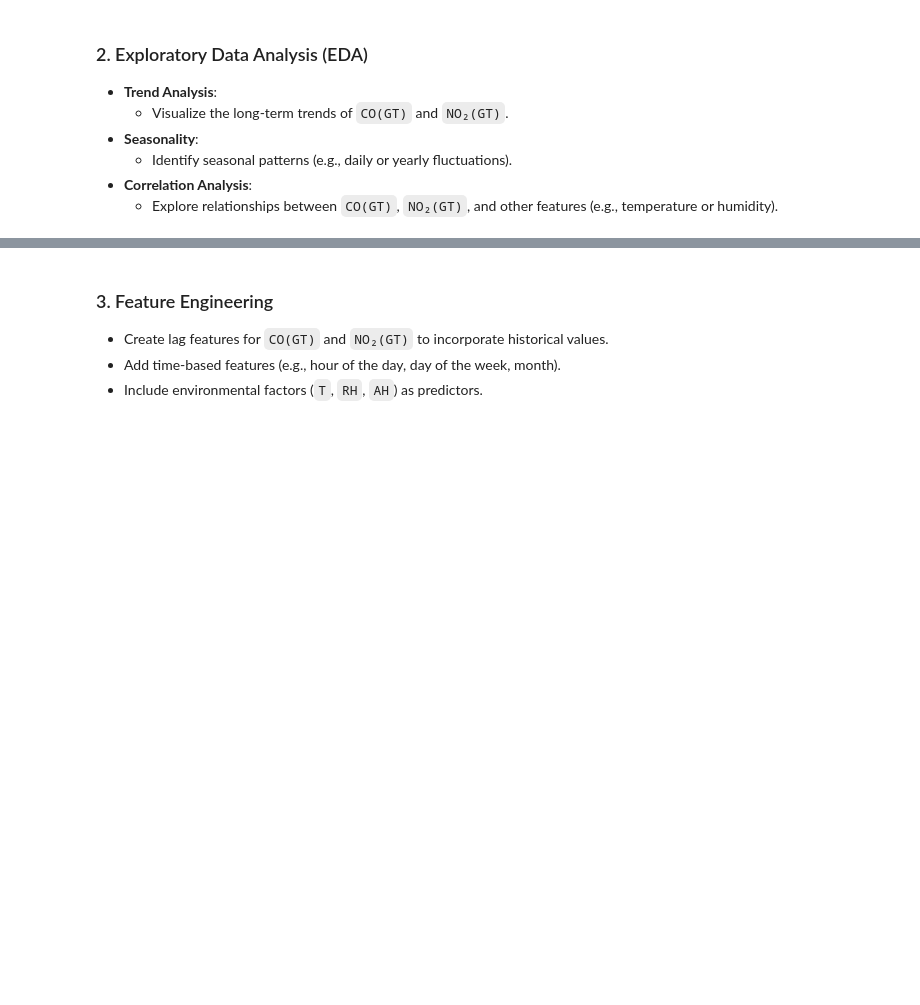
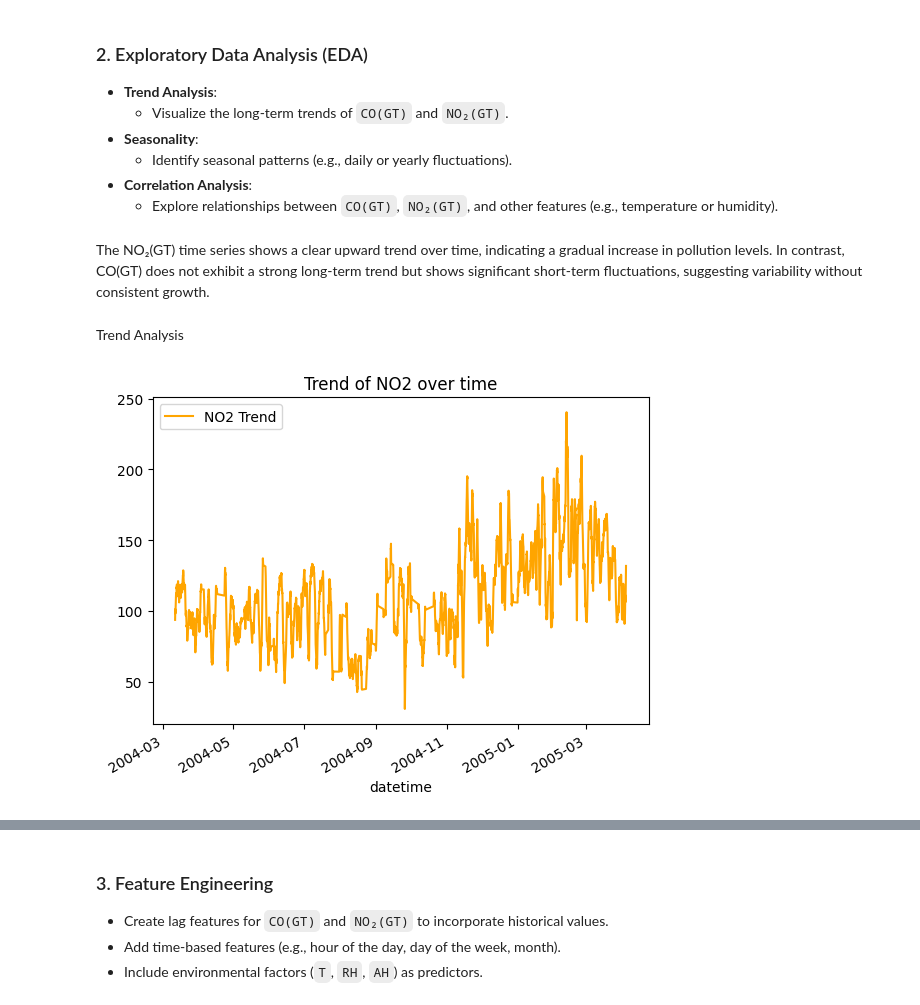
Before and after one commit to avimallik/co_and_no2_time_series_forecasting, a Jupyter notebook: co_and_no2_time_series_forecasting.ipynb, the cells around one changed output, grey strips where cells are left out. Saved outputs shown, nothing was run; the diff lists cells and outputs as text; code cells hidden in the pictures; blank space fills up the shorter version.

Commit message:
plot Trend Analysis and Seasonality using line graph

```diff
--- a/co_and_no2_time_series_forecasting.ipynb
+++ b/co_and_no2_time_series_forecasting.ipynb
@@ -229 +233,5 @@ df_dt['T'] = df_dt['T'].interpolate(method='time')
+# %%
+# replace null values from CO and NO2 by Forward Fill (FFill)
+df_dt['CO(GT)'] = df_dt['CO(GT)'].ffill()
+df_dt['NO2(GT)'] = df_dt['NO2(GT)'].ffill()
 # %%
@@ -238,3 +254,16 @@ PermissionError: [Errno 13] Permission denied: 'airquality_test_105.csv'
   - Identify seasonal patterns (e.g., daily or yearly fluctuations).
 - **Correlation Analysis**:
   - Explore relationships between `CO(GT)`, `NO₂(GT)`, and other features (e.g., temperature or humidity).
+# %% [markdown]
+The NO₂(GT) time series shows a clear upward trend over time, indicating a gradual increase in pollution levels. In contrast, CO(GT) does not exhibit a strong long-term trend but shows significant short-term fluctuations, suggesting variability without consistent growth.
+# %% [markdown]
+Trend Analysis
+# %%
+# Trend Analysis
+# df_dt['CO(GT)'].rolling(window=24).mean().plot(label='CO Trend')
+df_dt['NO2(GT)'].rolling(window=24).mean().plot(label='NO2 Trend', color='orange')
+plt.legend()
+plt.title('Trend of NO2 over time')
+plt.show()
+# %% [output]
+[figure, added]
```
Also changed, not shown: parts of 8 cells of this notebook, 6 other files.
